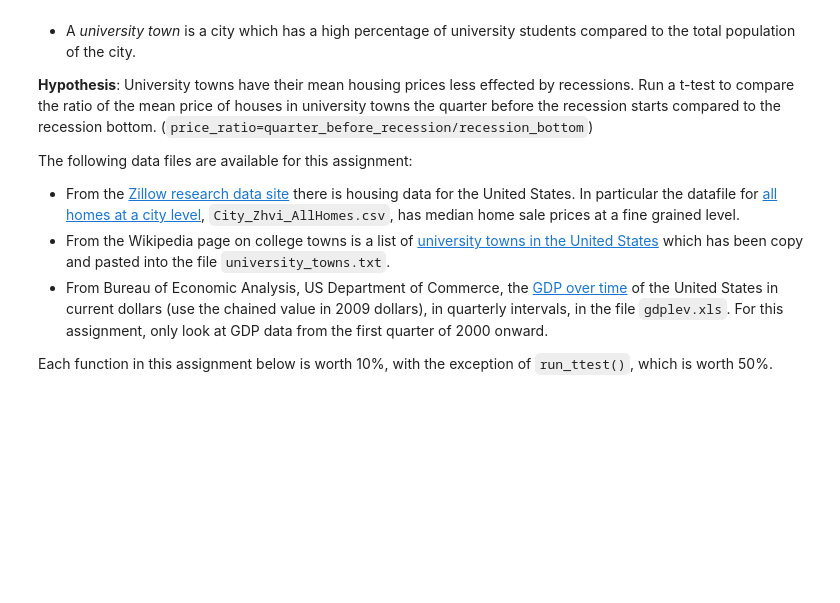
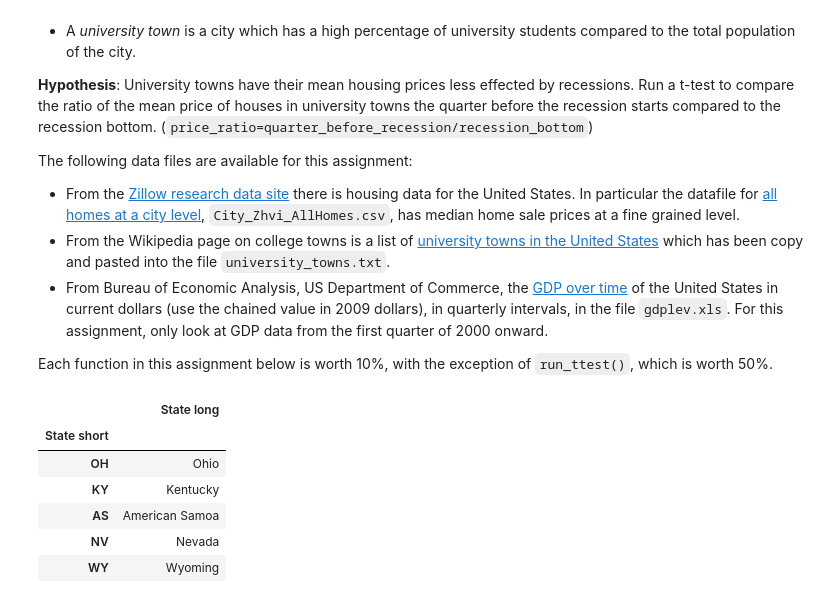
Before and after one commit to bholbein/applied-data-science-with-python, a Jupyter notebook: Introduction/Assignment+4.ipynb, the cells around one changed output. Drawn from its saved outputs; the diff is of its cells as text; code cells hidden in the pictures; blank space fills up the shorter version.

```diff
--- a/Introduction/Assignment+4.ipynb
+++ b/Introduction/Assignment+4.ipynb
@@ -29,4 +29,21 @@
 # %%
 # Use this dictionary to map state names to two letter acronyms
 states = {'OH': 'Ohio', 'KY': 'Kentucky', 'AS': 'American Samoa', 'NV': 'Nevada', 'WY': 'Wyoming', 'NA': 'National', 'AL': 'Alabama', 'MD': 'Maryland', 'AK': 'Alaska', 'UT': 'Utah', 'OR': 'Oregon', 'MT': 'Montana', 'IL': 'Illinois', 'TN': 'Tennessee', 'DC': 'District of Columbia', 'VT': 'Vermont', 'ID': 'Idaho', 'AR': 'Arkansas', 'ME': 'Maine', 'WA': 'Washington', 'HI': 'Hawaii', 'WI': 'Wisconsin', 'MI': 'Michigan', 'IN': 'Indiana', 'NJ': 'New Jersey', 'AZ': 'Arizona', 'GU': 'Guam', 'MS': 'Mississippi', 'PR': 'Puerto Rico', 'NC': 'North Carolina', 'TX': 'Texas', 'SD': 'South Dakota', 'MP': 'Northern Mariana Islands', 'IA': 'Iowa', 'MO': 'Missouri', 'CT': 'Connecticut', 'WV': 'West Virginia', 'SC': 'South Carolina', 'LA': 'Louisiana', 'KS': 'Kansas', 'NY': 'New York', 'NE': 'Nebraska', 'OK': 'Oklahoma', 'FL': 'Florida', 'CA': 'California', 'CO': 'Colorado', 'PA': 'Pennsylvania', 'DE': 'Delaware', 'NM': 'New Mexico', 'RI': 'Rhode Island', 'MN': 'Minnesota', 'VI': 'Virgin Islands', 'NH': 'New Hampshire', 'MA': 'Massachusetts', 'GA': 'Georgia', 'ND': 'North Dakota', 'VA': 'Virginia'}
+
+states_map = (pd.DataFrame
+              .from_dict(states, orient='index')
+              .reset_index()
+              .rename(columns={'index': 'State short', 0: 'State long'})
+              .set_index('State short')
+             )
+
+states_map.head()
+# %% [output]
+|  | State long |
+| State short |  |
+| OH | Ohio |
+| KY | Kentucky |
+| AS | American Samoa |
+| NV | Nevada |
+| WY | Wyoming |
 # %%
```
Also changed, not shown: parts of 1 cell of this notebook, 1 other file.
